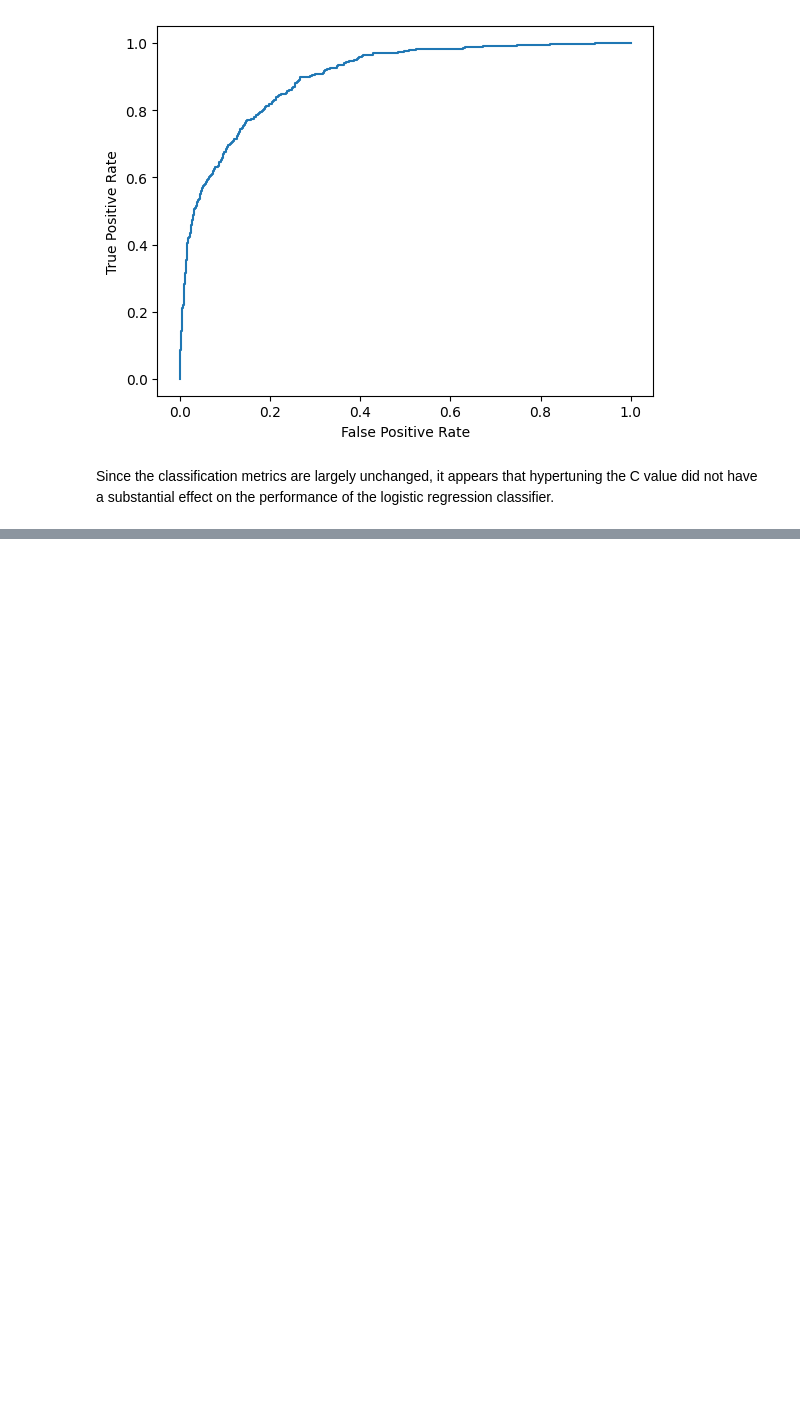
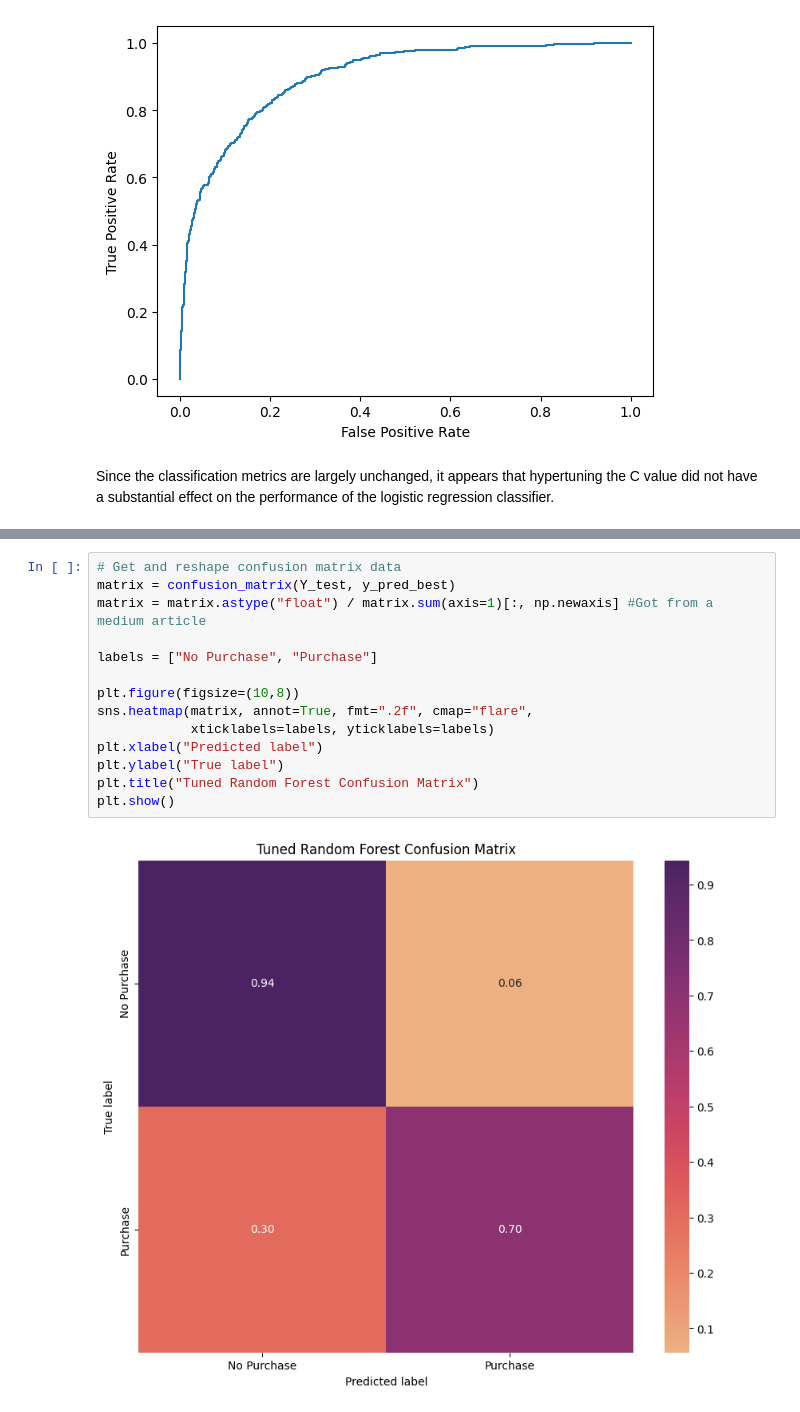
Before and after one commit to jacksonSmall/Shopper-Behavior-Analysis, a Jupyter notebook: model_tuning.ipynb, the cells around one changed output, grey strips where cells are left out. Cells and saved outputs as stored; diff of their text form; blank space fills up the shorter version.

```diff
--- a/model_tuning.ipynb
+++ b/model_tuning.ipynb
@@ -437,0 +669,16 @@ Since the classification metrics are largely unchanged, it appears that hypertun
+# %%
+# Get and reshape confusion matrix data
+matrix = confusion_matrix(Y_test, y_pred_best)
+matrix = matrix.astype("float") / matrix.sum(axis=1)[:, np.newaxis] #Got from a medium article
+
+labels = ["No Purchase", "Purchase"]
+
+plt.figure(figsize=(10,8))
+sns.heatmap(matrix, annot=True, fmt=".2f", cmap="flare",
+            xticklabels=labels, yticklabels=labels)
+plt.xlabel("Predicted label")
+plt.ylabel("True label")
+plt.title("Tuned Random Forest Confusion Matrix")
+plt.show()
+# %% [output]
+[figure, added]
```
Also changed, not shown: parts of 17 cells of this notebook, 1 other file.
